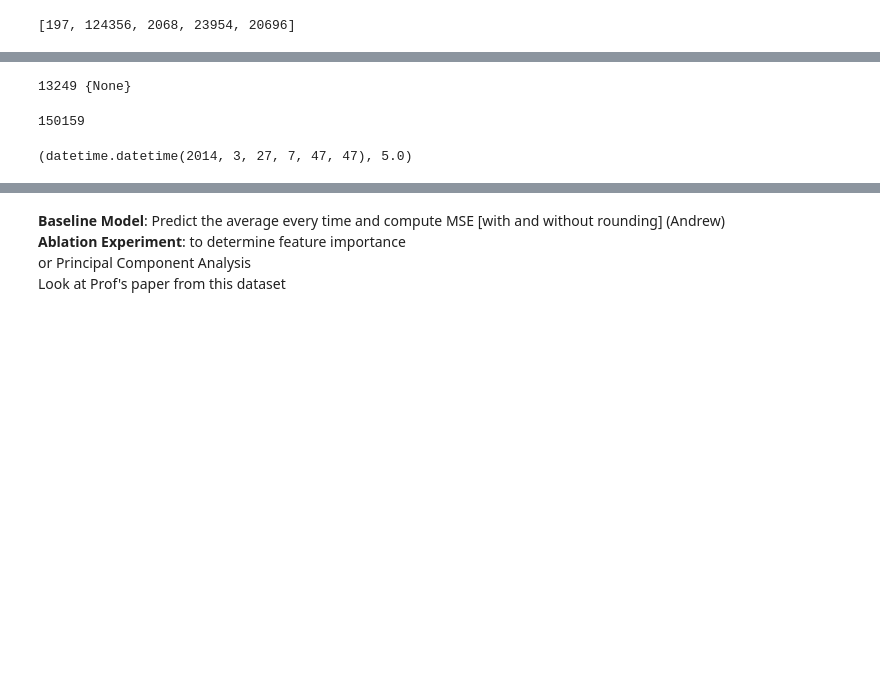
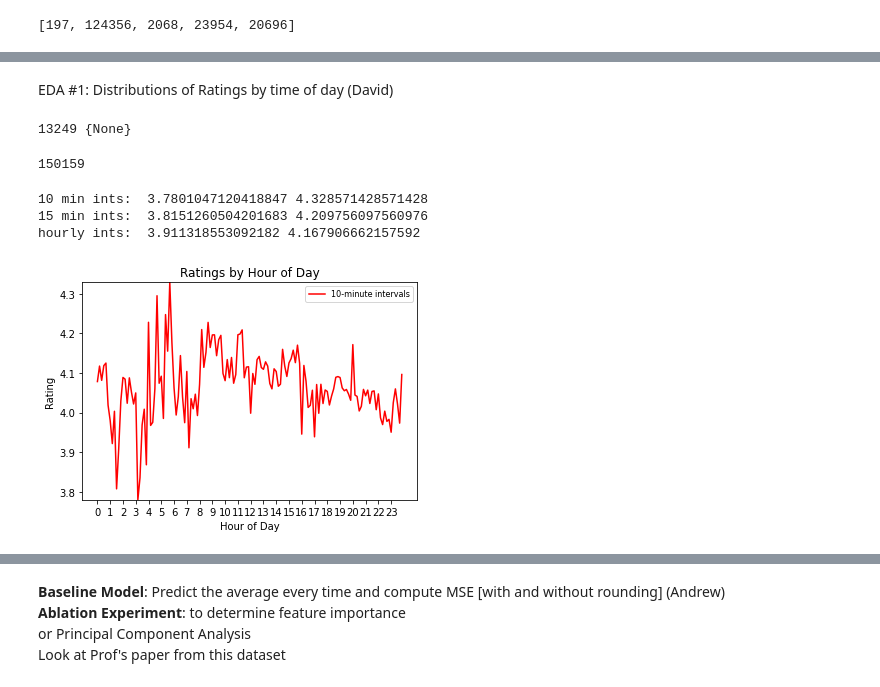
Before and after one commit to ddav118/CSE-158-CA-Google-Local-Predictions, a Jupyter notebook: David/Assignment2-David.ipynb, the cells around one changed output, grey strips where cells are left out. Drawn from its saved outputs; the diff is of its cells as text; code cells hidden in the pictures; blank space fills up the shorter version.

```diff
--- a/David/Assignment2-David.ipynb
+++ b/David/Assignment2-David.ipynb
@@ -104,5 +105,7 @@ count
 4) distribution of words in review (Andrew)<br />
 5) (Maricela) come up with something else?
+# %% [markdown]
+EDA #1: Distributions of Ratings by time of day (David)
 # %%
 count = 0
 lst = set()
@@ -125,7 +128,3 @@ len(ratingsTime_5)
 # %% [output]
 13249 {None}
 150159
-# %%
-ratingsTime_5[-1]
-# %% [output]
-(datetime.datetime(2014, 3, 27, 7, 47, 47), 5.0)
@@ -131,0 +136,47 @@ ratingsTime_5[-1]
+# %%
+tenMinInts = defaultdict(list)
+fifteenMinInts = defaultdict(list)
+hourlyInts = defaultdict(list)
+hour = 0
+for h,m,r in ratingsTimesOfDay:
+    if h == hour:
+        for minute in [10,20,30,40,50,60]:
+            if m in [i for i in range(0+minute-10,minute)]:
+                tenMinInts[h,minute-10].append(r)
+        for minute in [15,30,45,60]:
+            if m in [i for i in range(0+minute-15,minute)]:
+                fifteenMinInts[h,minute-15].append(r)
+        hourlyInts[h].append(r)
+    hour = h
+tenMinIntKeys = [h*60+m for h,m in list(tenMinInts.keys())]
+fifteenMinIntKeys = [h*60+m for h,m in list(fifteenMinInts.keys())]
+hourlyIntKeys = [h for h in list(hourlyInts.keys())]
+#print(tenMinIntKeys)
+tenMinAvgs = []
+fifteenMinAvgs = []
+hourlyAvgs = []
+for key in tenMinInts:
+    tenMinAvgs.append(np.mean(tenMinInts[key]))
+for key in fifteenMinInts:
+    fifteenMinAvgs.append(np.mean(fifteenMinInts[key]))
+for key in hourlyInts:
+    hourlyAvgs.append(np.mean(hourlyInts[key]))
+print('10 min ints: ',min(tenMinAvgs),max(tenMinAvgs))
+print('15 min ints: ',min(fifteenMinAvgs),max(fifteenMinAvgs))
+print('hourly ints: ',min(hourlyAvgs),max(hourlyAvgs))
+#print(tenMinAvgs)
+# %% [output]
+10 min ints:  3.7801047120418847 4.328571428571428
+15 min ints:  3.8151260504201683 4.209756097560976
+hourly ints:  3.911318553092182 4.167906662157592
+# %%
+plt.plot(tenMinIntKeys,tenMinAvgs,label='10-minute intervals',color='red')
+plt.xticks(tenMinIntKeys[::6], [int(x/60) for x in tenMinIntKeys[::6]])
+plt.ylim(min(tenMinAvgs),max(tenMinAvgs))
+plt.ylabel("Rating")
+plt.xlabel("Hour of Day")
+plt.legend(loc="best",fontsize=8)
+plt.title("Ratings by Hour of Day")
+plt.show()
+# %% [output]
+[figure, added]
```
Also changed, not shown: parts of 9 cells of this notebook.
